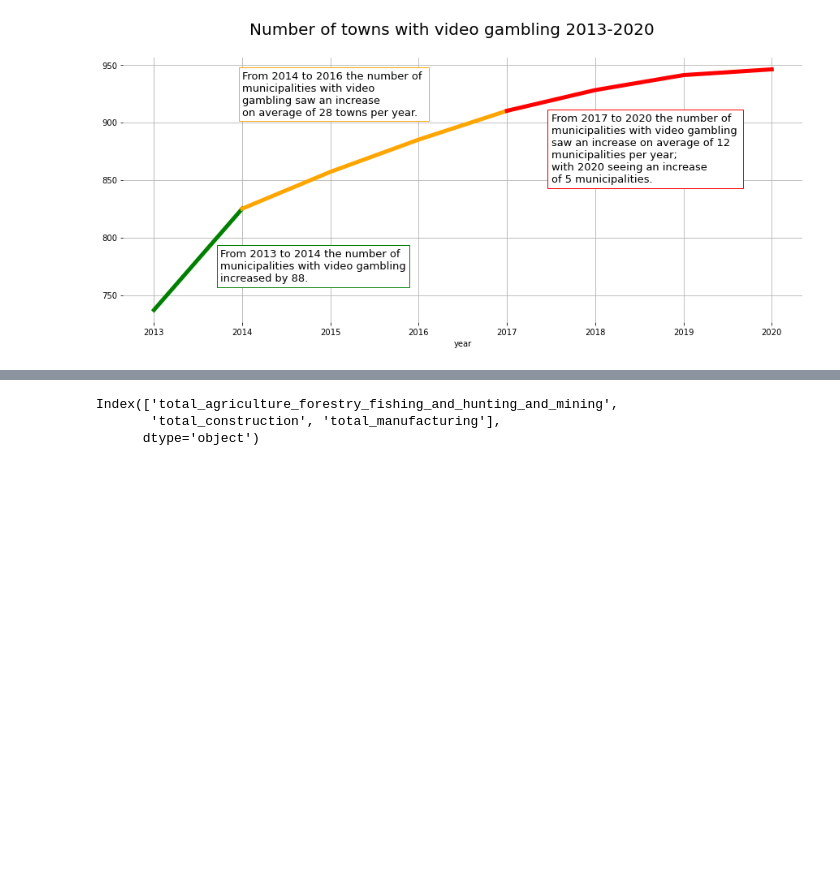
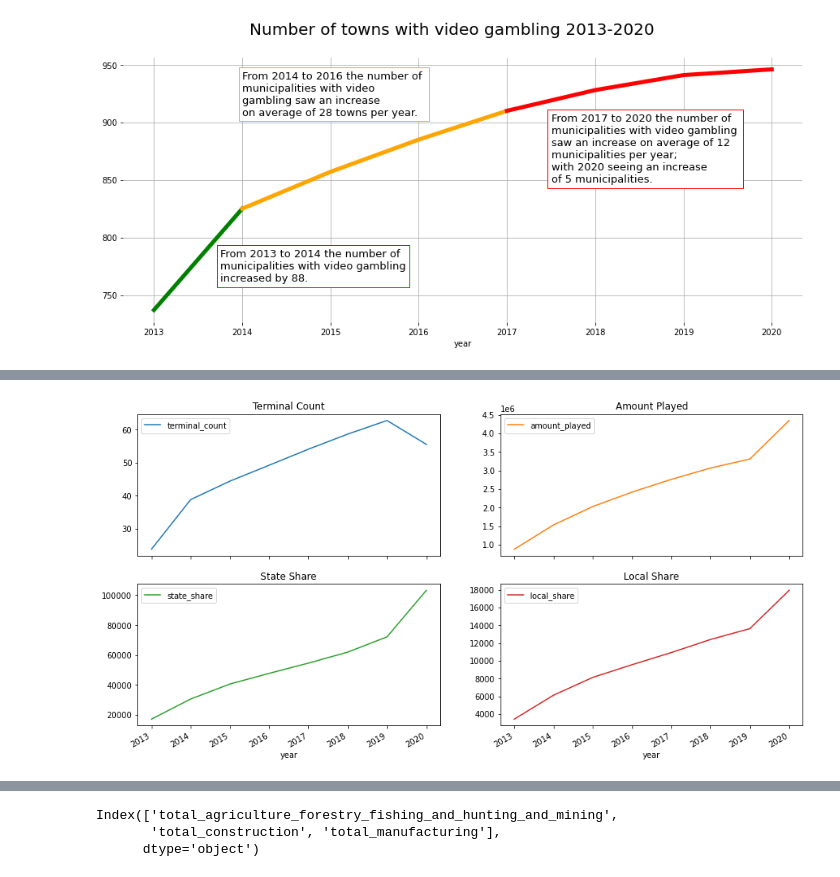
Before and after one commit to joelsewhere/illinois-gaming, a Jupyter notebook: notebooks/eda.ipynb, the cells around one changed output, grey strips where cells are left out. Drawn from its saved outputs; the diff is of its cells as text; code cells hidden in the pictures; blank space fills up the shorter version.

```diff
--- a/notebooks/eda.ipynb
+++ b/notebooks/eda.ipynb
@@ -62,0 +80,24 @@ third_annotation.set_bbox(dict(facecolor='white', edgecolor='red'))
+# %%
+q = '''SELECT year,
+              municipality,
+              AVG(terminal_count) as terminal_count,
+              AVG(amount_played) as amount_played,
+              AVG(state_share) as state_share,
+              AVG(local_share) as local_share FROM (
+                SELECT DISTINCT CAST(date_part('year', video_gambling.date) AS INT) as year,
+                SUM(video_gambling.terminal_count) as terminal_count,
+                SUM(video_gambling.amount_played) as amount_played,
+                SUM(video_gambling.state_share) as state_share,
+                SUM(video_gambling.municipality_share) as local_share,
+                video_gambling.municipality
+                FROM video_gambling
+                GROUP BY date_part('year', video_gambling.date), date_part('month', video_gambling.date), video_gambling.municipality) subquery
+              GROUP BY year, municipality;'''
+query_results = query(q)
+axes = query_results.groupby('year').mean().plot(subplots=True, layout=(2,2), figsize=(15,8))
+
+for row in range(len(axes)):
+    for column in range(len(axes[row])):
+        axes[row][column].set_title(axes[row][column].get_legend_handles_labels()[1][0].replace('_', ' ').title())
+# %% [output]
+[figure, added]
```
Also changed, not shown: parts of 11 cells of this notebook, 3 other files.
